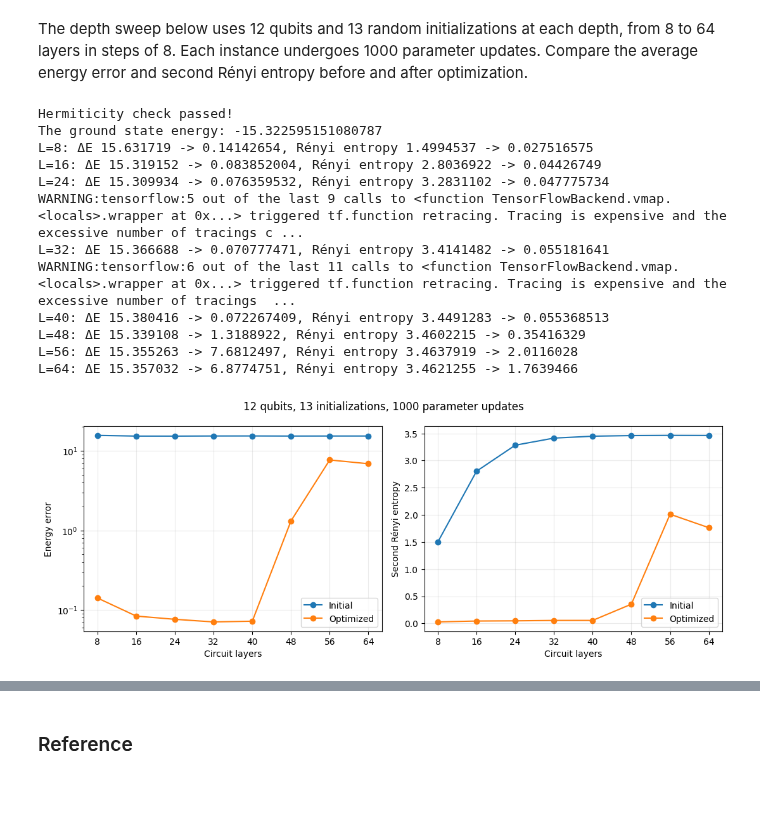
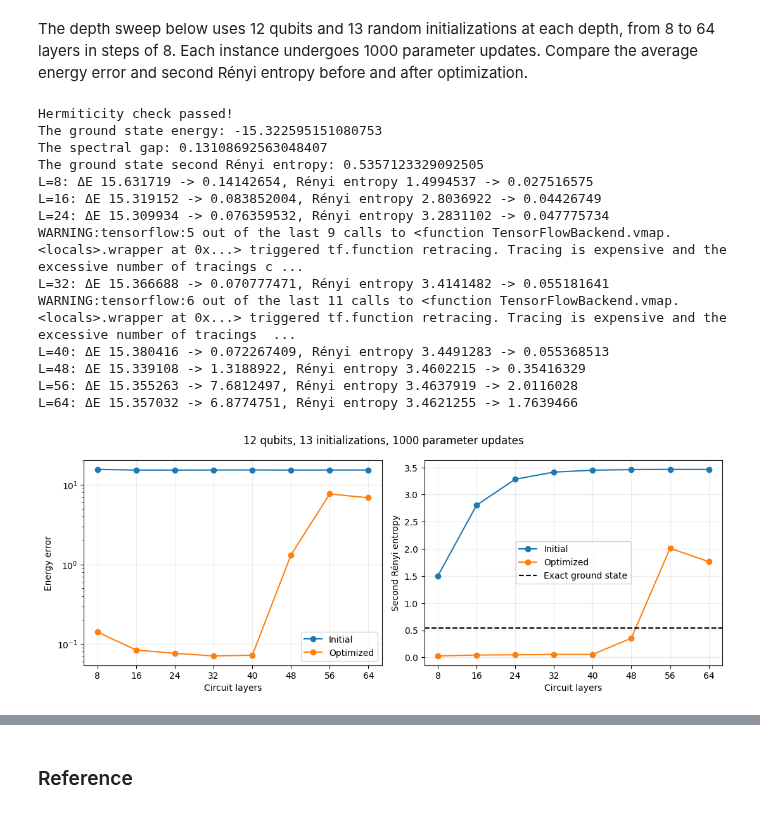
Before and after one commit to tensorcircuit/tensorcircuit-ng, a Jupyter notebook: docs/source/tutorials/optimization_and_expressibility.ipynb, the cells around one changed output, grey strips where cells are left out. Saved outputs shown, nothing was run; the diff lists cells and outputs as text; code cells hidden in the pictures.

Commit message:
docs: clarify VQE entropy with an exact ground-state reference

```diff
--- a/docs/source/tutorials/optimization_and_expressibility.ipynb
+++ b/docs/source/tutorials/optimization_and_expressibility.ipynb
@@ -213,8 +213,14 @@ J_x = [[1.0, i] for i in range(N)]
 H_TFIM = quspin.operators.hamiltonian(
     [["zz", J_zz], ["x", J_x]], [], basis=basis, check_symm=False, dtype=np.float64
 )
-E0 = H_TFIM.eigsh(k=1, which="SA", return_eigenvectors=False)[0]
+E, V = H_TFIM.eigsh(k=2, which="SA")
+E0 = E[0]
+psi0_matrix = V[:, 0].reshape(2 ** (N // 2), -1)
+rho0 = psi0_matrix @ psi0_matrix.conj().T
+S0 = -np.log(np.trace(rho0 @ rho0).real)
 print("The ground state energy:", E0)
+print("The spectral gap:", E[1] - E0)
+print("The ground state second Rényi entropy:", S0)
 
 results = []
 for L in layer_counts:
@@ -230,7 +236,9 @@ for L in layer_counts:
 results = np.asarray(results)
 # %% [output]
 Hermiticity check passed!
-The ground state energy: -15.322595151080787
+The ground state energy: -15.322595151080753
+The spectral gap: 0.13108692563048407
+The ground state second Rényi entropy: 0.5357123329092505
 L=8: ΔE 15.631719 -> 0.14142654, Rényi entropy 1.4994537 -> 0.027516575
 L=16: ΔE 15.319152 -> 0.083852004, Rényi entropy 2.8036922 -> 0.04426749
 L=24: ΔE 15.309934 -> 0.076359532, Rényi entropy 3.2831102 -> 0.047775734
@@ -244,21 +252,22 @@ L=64: ΔE 15.357032 -> 6.8774751, Rényi entropy 3.4621255 -> 1.7639466
 # %%
 fig, axes = plt.subplots(1, 2, figsize=(11, 4.3))
 for column, label, color in [
     (0, "Initial", "tab:blue"),
     (1, "Optimized", "tab:orange"),
 ]:
     axes[0].semilogy(
         layer_counts, results[:, column] - E0, "o-", label=label, color=color
     )
     axes[1].plot(layer_counts, results[:, column + 2], "o-", label=label, color=color)
+axes[1].axhline(S0, color="black", linestyle="--", label="Exact ground state")
 axes[0].set_ylabel("Energy error")
 axes[1].set_ylabel("Second Rényi entropy")
 for ax in axes:
     ax.set(xlabel="Circuit layers", xticks=layer_counts)
     ax.grid(alpha=0.25)
     ax.legend()
 fig.suptitle("12 qubits, 13 initializations, 1000 parameter updates")
 fig.tight_layout()
 plt.show()
 # %% [output]
-[figure, old version]
+[figure, new version]
```
Also changed, not shown: parts of 4 cells of this notebook, 1 other file.
